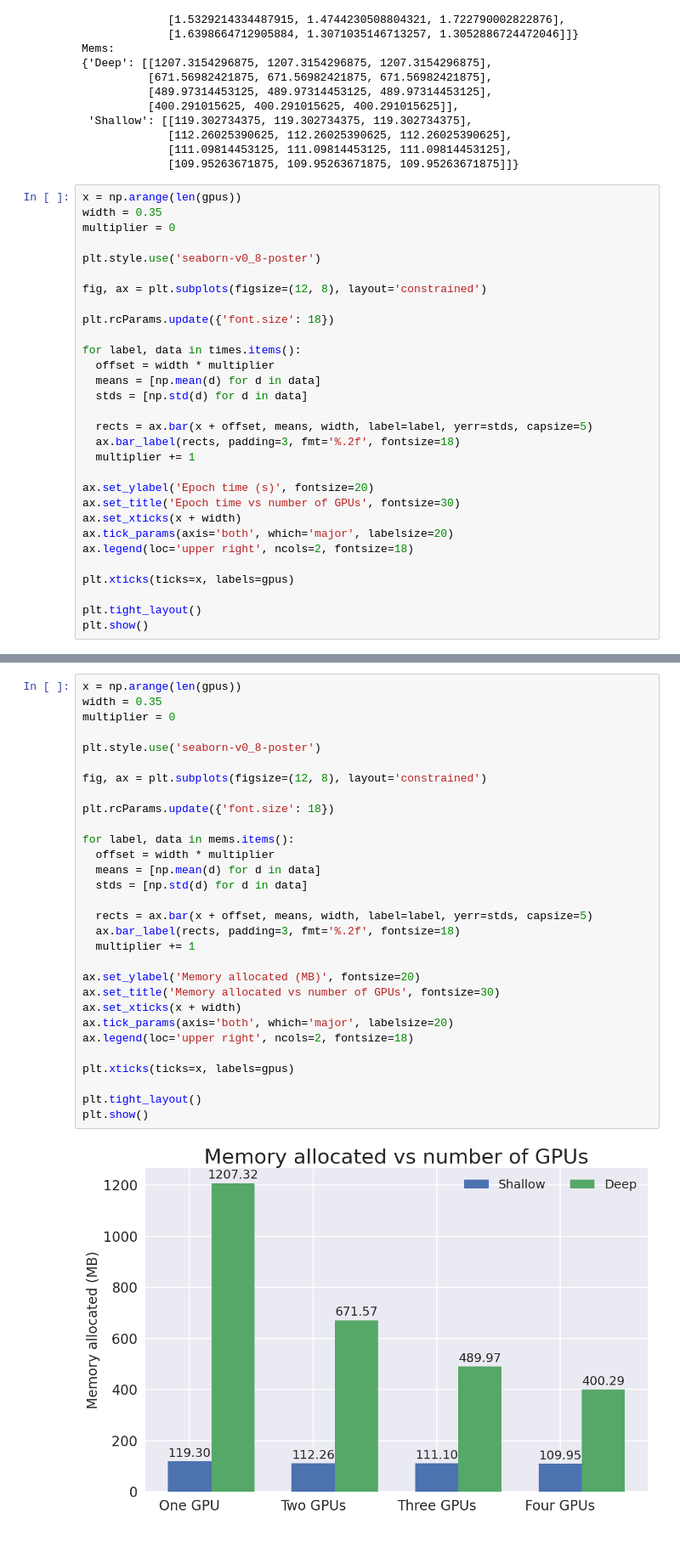
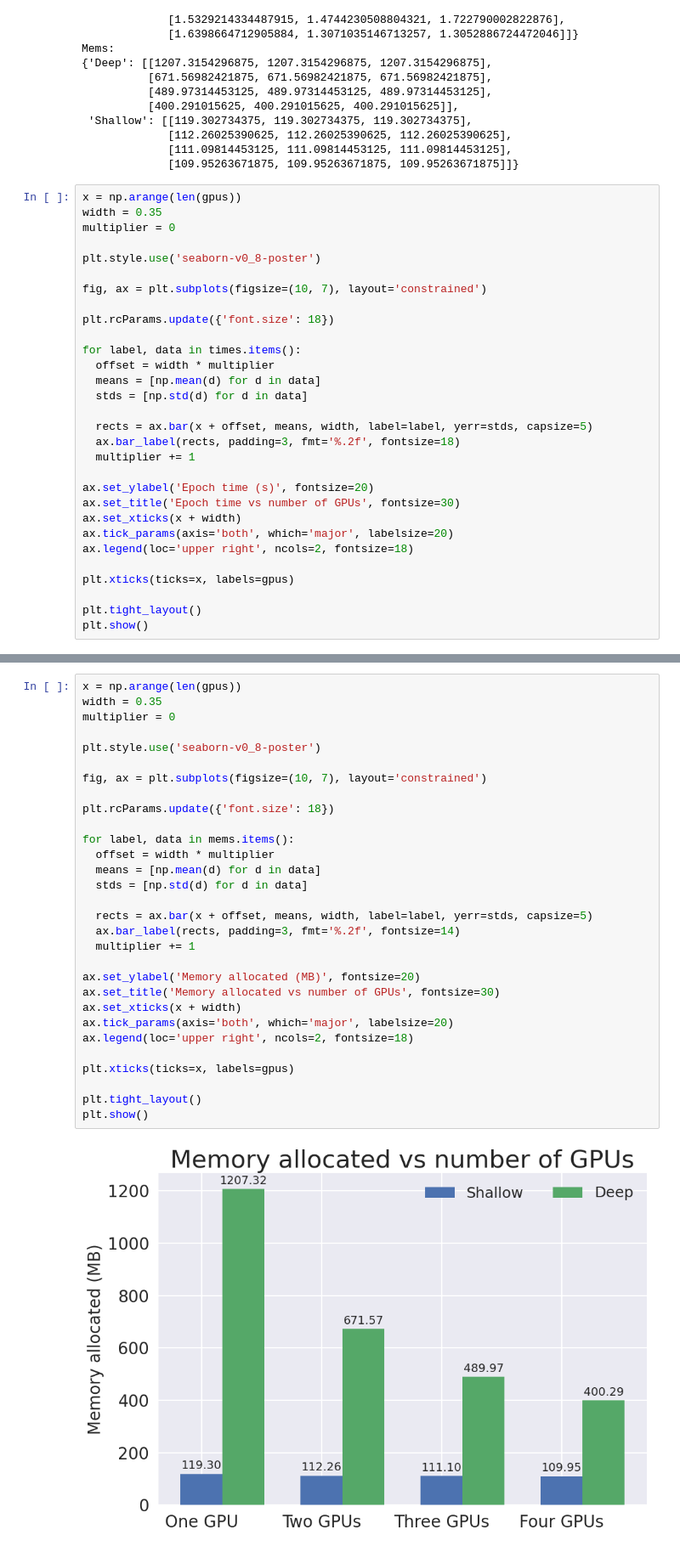
Before and after one commit to AllenInstitute/distributed-vae, a Jupyter notebook: plot.ipynb, the cells around one changed output, grey strips where cells are left out. Shown at 85% size. Drawn from its saved outputs; the diff is of its cells as text.

```diff
--- a/plot.ipynb
+++ b/plot.ipynb
@@ -65,7 +65,7 @@ multiplier = 0
 
 plt.style.use('seaborn-v0_8-poster')
 
-fig, ax = plt.subplots(figsize=(12, 8), layout='constrained')
+fig, ax = plt.subplots(figsize=(10, 7), layout='constrained')
 
 plt.rcParams.update({'font.size': 18})
 
@@ -93,32 +110,32 @@ plt.show()
 # %%
 x = np.arange(len(gpus))
 width = 0.35
 multiplier = 0
 
 plt.style.use('seaborn-v0_8-poster')
 
-fig, ax = plt.subplots(figsize=(12, 8), layout='constrained')
+fig, ax = plt.subplots(figsize=(10, 7), layout='constrained')
 
 plt.rcParams.update({'font.size': 18})
 
 for label, data in mems.items():
   offset = width * multiplier
   means = [np.mean(d) for d in data]
   stds = [np.std(d) for d in data]
 
   rects = ax.bar(x + offset, means, width, label=label, yerr=stds, capsize=5)
-  ax.bar_label(rects, padding=3, fmt='%.2f', fontsize=18)
+  ax.bar_label(rects, padding=3, fmt='%.2f', fontsize=14)
   multiplier += 1
 
 ax.set_ylabel('Memory allocated (MB)', fontsize=20)
 ax.set_title('Memory allocated vs number of GPUs', fontsize=30)
 ax.set_xticks(x + width)
 ax.tick_params(axis='both', which='major', labelsize=20)
 ax.legend(loc='upper right', ncols=2, fontsize=18)
 
 plt.xticks(ticks=x, labels=gpus)
 
 plt.tight_layout()
 plt.show()
 # %% [output]
-[figure, old version]
+[figure, new version]
```
Also changed, not shown: parts of 1 cell of this notebook, 4 other files.
